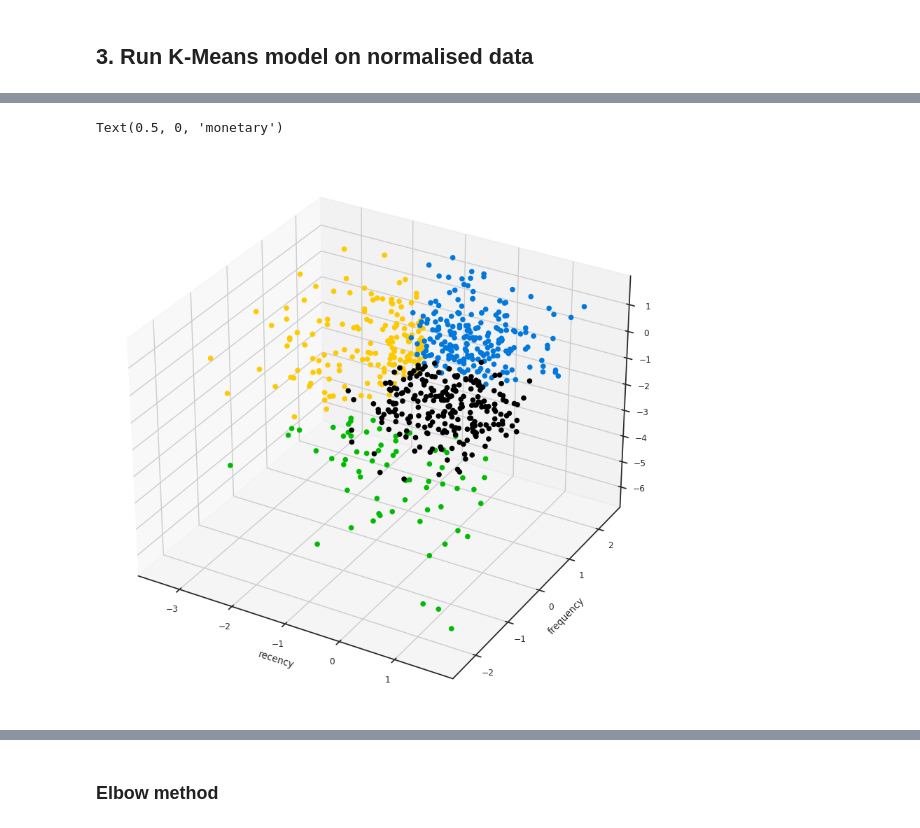
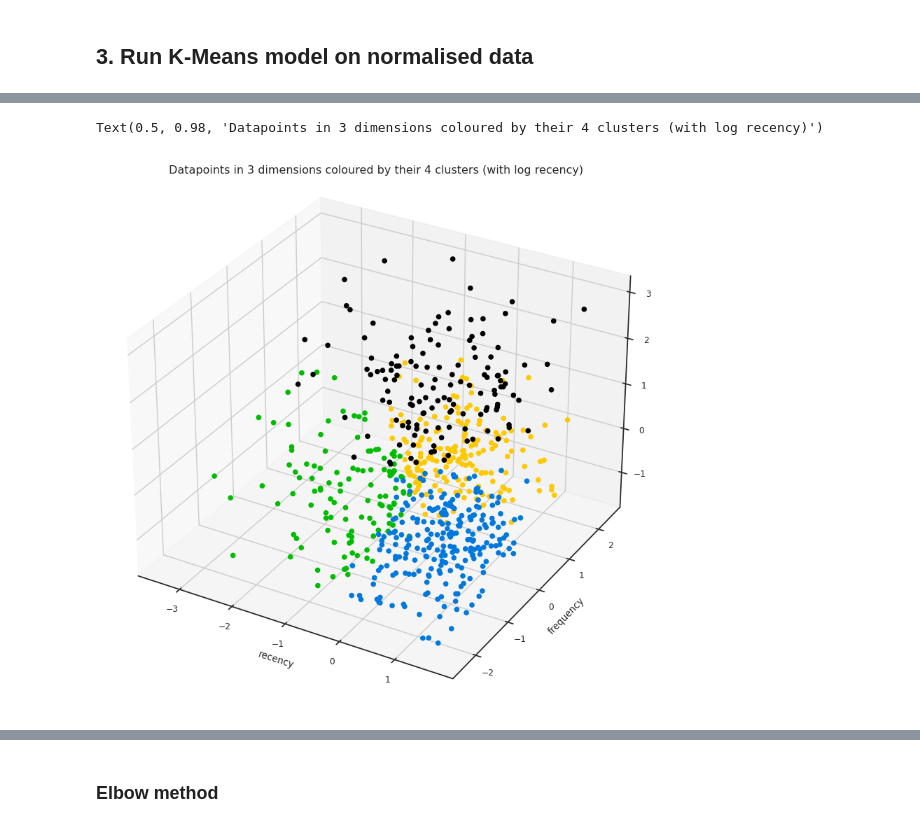
Before and after one commit to sian0x0/CA-data-science, a Jupyter notebook: 2-5/Clustering with K-means for eCommerce.ipynb, the cells around one changed output, grey strips where cells are left out. Cells and saved outputs as stored; diff of their text form; code cells hidden in the pictures.

```diff
--- a/2-5/Clustering with K-means for eCommerce.ipynb
+++ b/2-5/Clustering with K-means for eCommerce.ipynb
@@ -452,7 +436,6 @@ I will only log scale `recency` and `monetary`:
 # %%
 rfm_log_r = rfm_rm_outliers.copy()
 rfm_log_r.loc[:, "recency"] = np.log(rfm_log_r["recency"])
-rfm_log_r.loc[:, "monetary"] = np.log(rfm_log_r["monetary"])
 rfm_log_r.describe()
 # %% [output]
 |  | recency | frequency | monetary |
@@ -597,26 +546,27 @@ looks bad
 # %%
 # data columns
 x = rfm_log_scaled.recency
 y = rfm_log_scaled.frequency
 z = rfm_log_scaled.monetary
 
 # invoke ipympl magic to view embedded interactive graph
 %matplotlib ipympl
 
 # get colours
 #cmap0 = ListedColormap(sns.color_palette("husl", 256).as_hex())
 cluster_colors = cm.nipy_spectral(label_list_log_scaled.astype(float) / n_clusters0)
 
 # fig and axes instances in 3D
 fig = plt.figure(figsize=(8,8))
 ax = Axes3D(fig)
 fig.add_axes(ax)
 
 # plot
 sc = ax.scatter(x, y, z, c=cluster_colors, alpha=1)
 ax.set_xlabel("recency")
 ax.set_ylabel("frequency")
 ax.set_zlabel("monetary")
+fig.suptitle("Datapoints in 3 dimensions coloured by their 4 clusters (with log recency)")
 # %% [output]
-Text(0.5, 0, 'monetary')
+Text(0.5, 0.98, 'Datapoints in 3 dimensions coloured by their 4 clusters (with log recency)')
-[figure, old version]
+[figure, new version]
```
Also changed, not shown: parts of 53 cells of this notebook.
